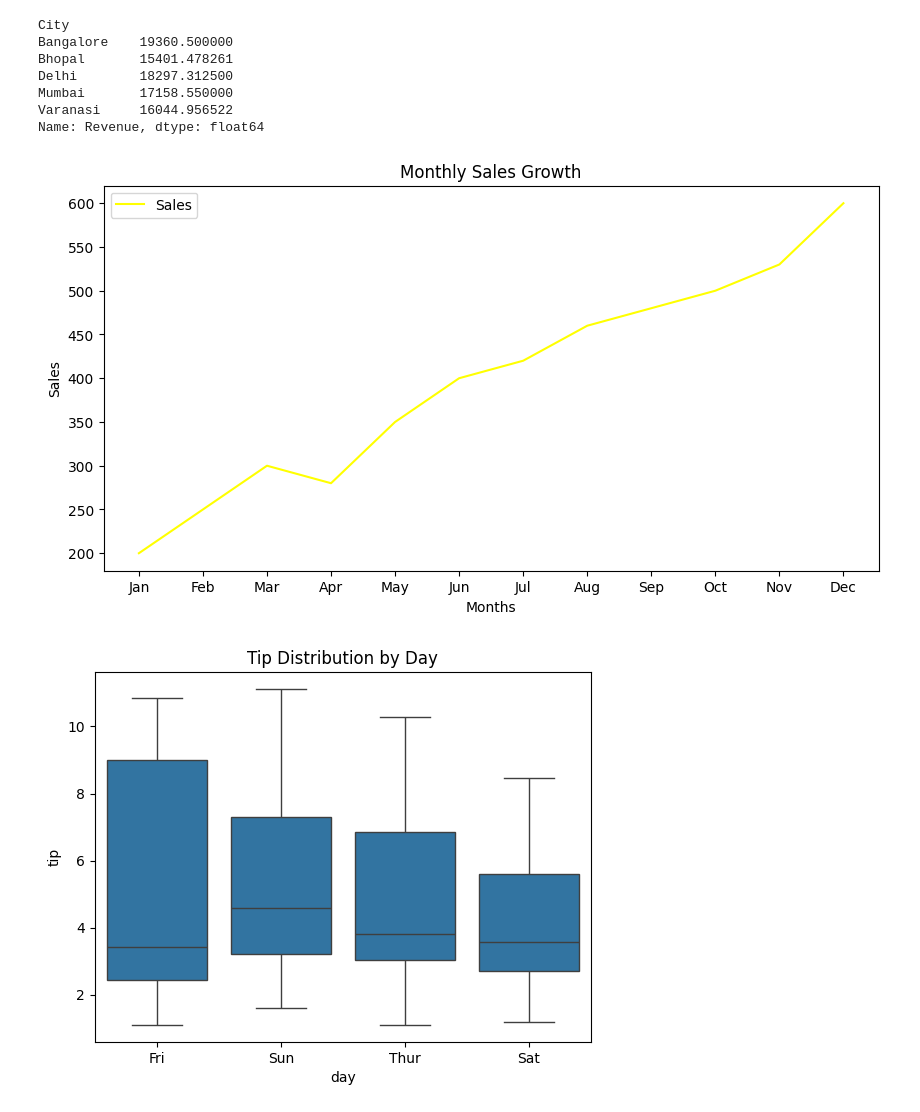
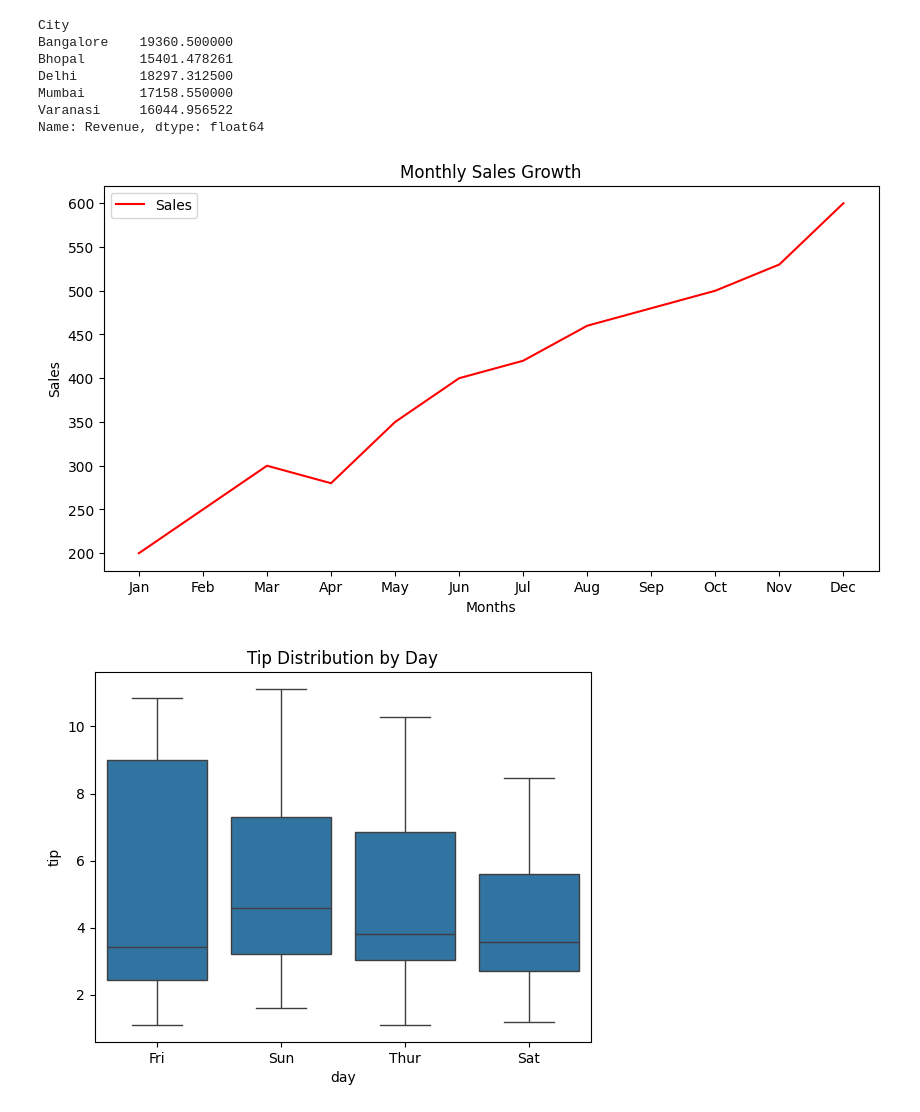
Before and after one commit to KushagraShukla-65/data_science, a Jupyter notebook: week_2/week_02_analytics.ipynb, the cells around one changed output. Drawn from its saved outputs; the diff is of its cells as text; code cells hidden in the pictures.

Commit message:
minor color changes

```diff
--- a/week_2/week_02_analytics.ipynb
+++ b/week_2/week_02_analytics.ipynb
@@ -40,15 +40,15 @@ Name: Revenue, dtype: float64
 # %%
 from matplotlib import pyplot as plt
 df_sales=pd.read_excel("sales_data.xlsx")
 plt.figure(figsize=(10,5))
-plt.plot(df_sales["Month"],df_sales["Sales"],color="yellow",label="Sales")
+plt.plot(df_sales["Month"],df_sales["Sales"],color="red",label="Sales")
 plt.title("Monthly Sales Growth")
 plt.xlabel("Months")
 plt.ylabel("Sales")
 plt.legend()
 plt.show()
 # %% [output]
-[figure, old version]
+[figure, new version]
 # %%
 import seaborn as sns
 tips=pd.read_excel("tips_dataset.xlsx")
```
